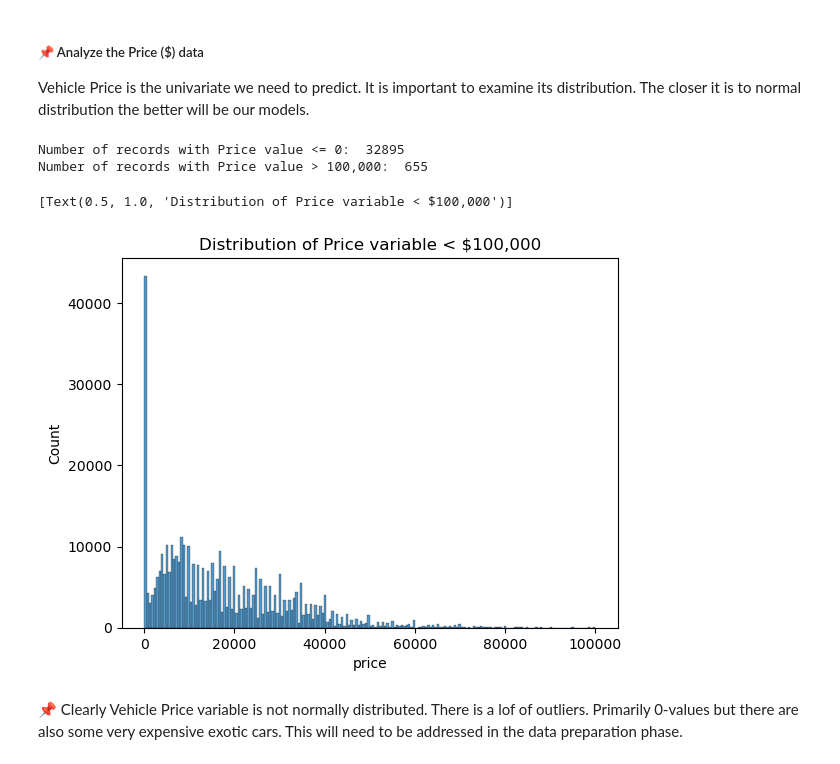
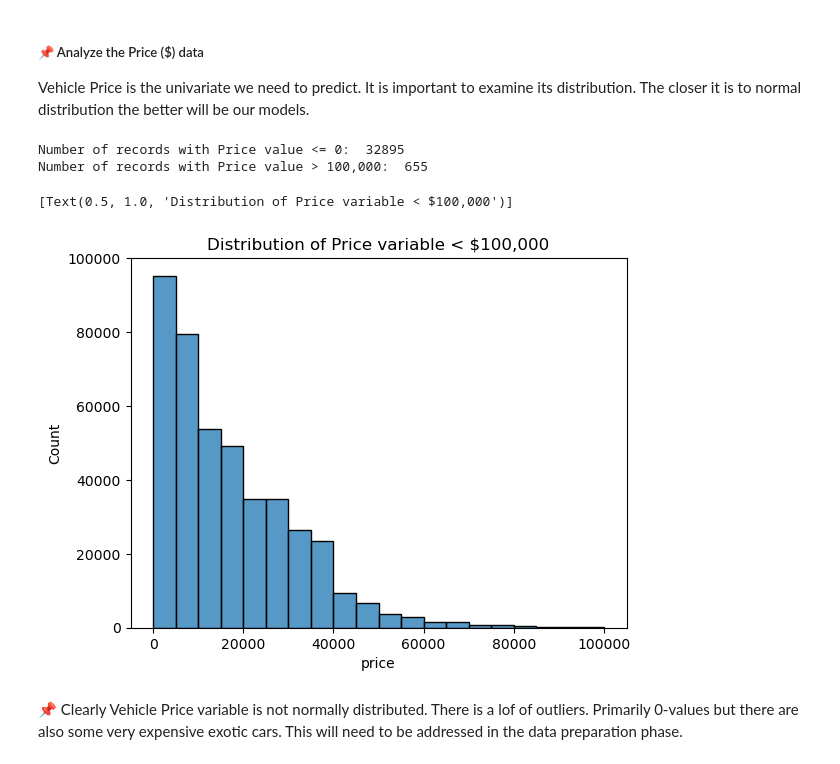
Before and after one commit to outdegree/BH-PCMLAI-M11-App2, a Jupyter notebook: prompt_II.ipynb, the cells around one changed output. Cells and saved outputs as stored; diff of their text form; code cells hidden in the pictures.

```diff
--- a/prompt_II.ipynb
+++ b/prompt_II.ipynb
@@ -129,12 +129,12 @@ Vehicle Price is the univariate we need to predict. It is important to examine i
 # %%
 print('Number of records with Price value <= 0: ', df.query('price <= 0')['price'].count())
 print('Number of records with Price value > 100,000: ', df.query('price > 100_000')['price'].count())
-sns.histplot(data = df.query('price < 100_000')['price']).set(title = 'Distribution of Price variable < $100,000')
+sns.histplot(data = df.query('price < 100_000')['price'], bins = 20).set(title = 'Distribution of Price variable < $100,000')
 # %% [output]
 Number of records with Price value <= 0:  32895
 Number of records with Price value > 100,000:  655
 [Text(0.5, 1.0, 'Distribution of Price variable < $100,000')]
-[figure, old version]
+[figure, new version]
 # %% [markdown]
 📌 Clearly Vehicle Price variable is not normally distributed. There is a lof of outliers. Primarily 0-values but there are also some very expensive exotic cars. This will need to be addressed in the data preparation phase.
 # %% [markdown]
```
Also changed, not shown: parts of 17 cells of this notebook.
